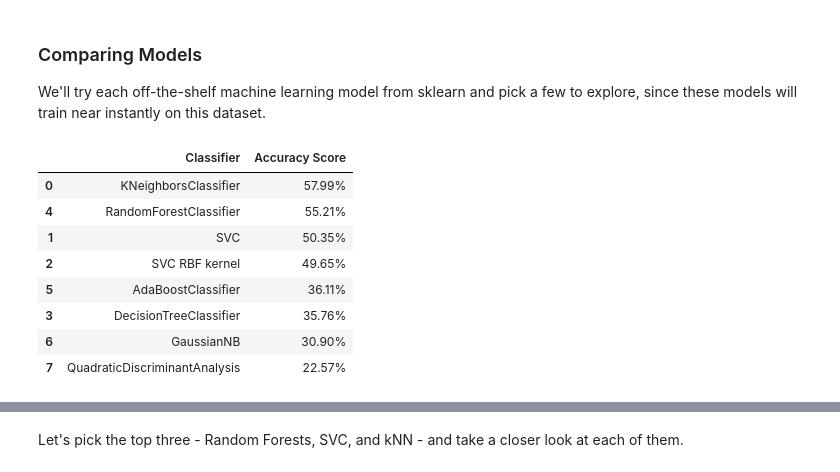
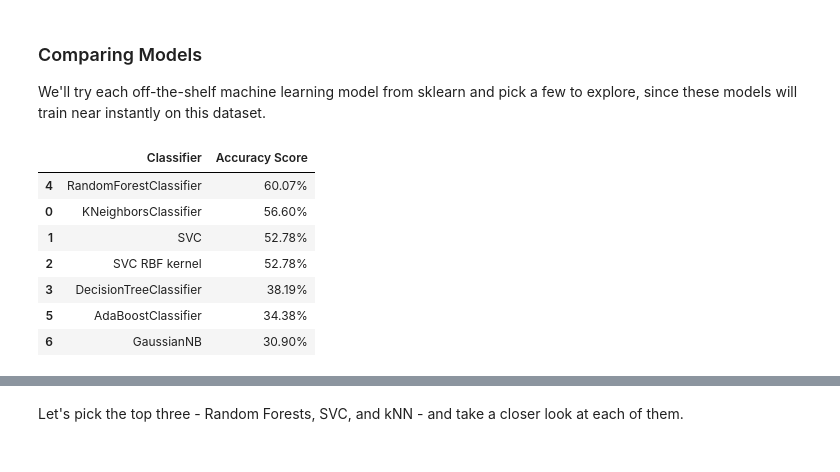
Before and after one commit to Yayu11/Week3-ClassicML, a Jupyter notebook: Week_3_MachineLearning.ipynb, the cells around one changed output, grey strips where cells are left out. Drawn from its saved outputs; the diff is of its cells as text; code cells hidden in the pictures.

```diff
--- a/Week_3_MachineLearning.ipynb
+++ b/Week_3_MachineLearning.ipynb
@@ -628,41 +628,42 @@ We'll try each off-the-shelf machine learning model from sklearn and pick a few
 # %%
 from sklearn.neighbors import KNeighborsClassifier
 from sklearn.svm import SVC
 from sklearn.tree import DecisionTreeClassifier
 from sklearn.ensemble import RandomForestClassifier, AdaBoostClassifier
 from sklearn.naive_bayes import GaussianNB
 from sklearn.discriminant_analysis import QuadraticDiscriminantAnalysis
 
 classification_models = [
     KNeighborsClassifier(),#(3),
     SVC(kernel='linear'),#, C=0.025),
     SVC(kernel='rbf'),
     DecisionTreeClassifier(),#max_depth=5),
     RandomForestClassifier(),#max_depth=5, n_estimators=10, max_features=1),
     AdaBoostClassifier(),
     GaussianNB(),
-    QuadraticDiscriminantAnalysis()]
+]
 
 scores = []
 for model in classification_models:
     model.fit(X_train_scaled, y_train)
     score = model.score(X_test_scaled, y_test)
     model_name = type(model).__name__
     if model_name=='SVC' and model.kernel=='rbf': model_name+=' RBF kernel'
     scores.append((model_name,(f'{100*score:.2f}%')))
+
+
 # Make it pretty
 scores_df = pd.DataFrame(scores,columns=['Classifier','Accuracy Score'])
 scores_df.sort_values(by='Accuracy Score',axis=0,ascending=False)
 # %% [output]
 |  | Classifier | Accuracy Score |
-| 0 | KNeighborsClassifier | 57.99% |
-| 4 | RandomForestClassifier | 55.21% |
-| 1 | SVC | 50.35% |
-| 2 | SVC RBF kernel | 49.65% |
-| 5 | AdaBoostClassifier | 36.11% |
-| 3 | DecisionTreeClassifier | 35.76% |
+| 4 | RandomForestClassifier | 60.07% |
+| 0 | KNeighborsClassifier | 56.60% |
+| 1 | SVC | 52.78% |
+| 2 | SVC RBF kernel | 52.78% |
+| 3 | DecisionTreeClassifier | 38.19% |
+| 5 | AdaBoostClassifier | 34.38% |
 | 6 | GaussianNB | 30.90% |
-| 7 | QuadraticDiscriminantAnalysis | 22.57% |
 # %%
 from sklearn.neighbors import KNeighborsClassifier
 from sklearn.svm import SVC
```
Also changed, not shown: parts of 9 cells of this notebook.
